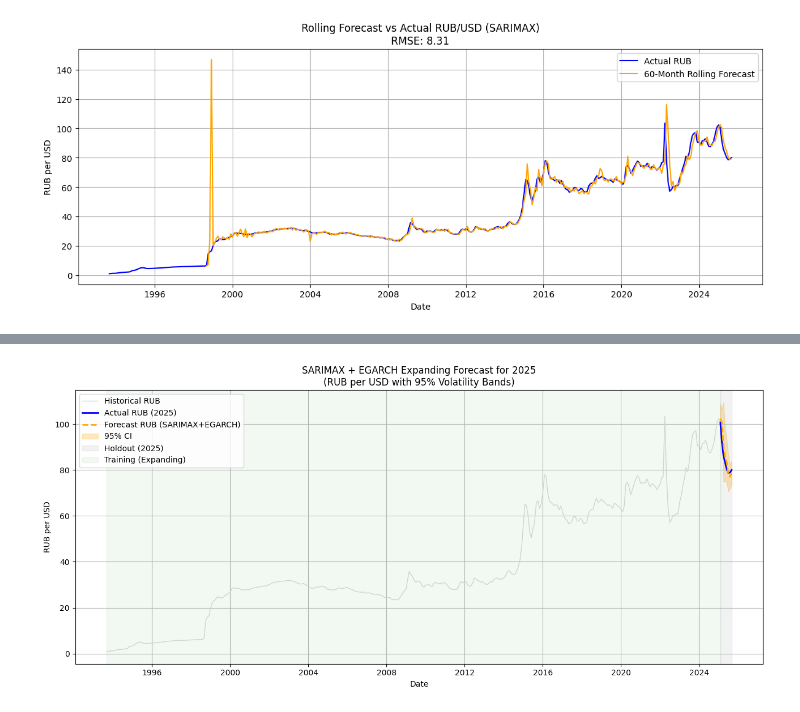
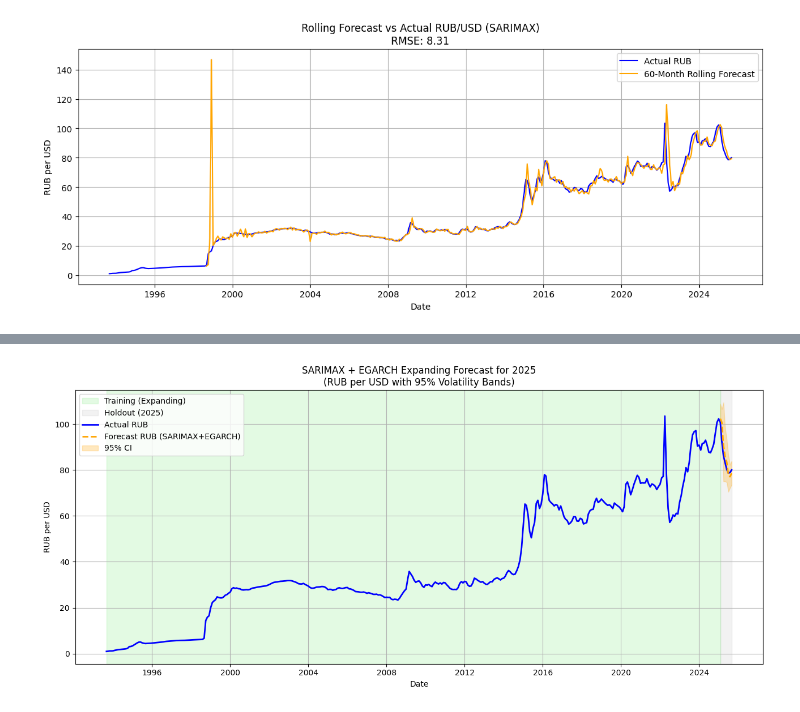
Before and after one commit to ZlataSparrow/Ruble_Volatility_Prediction, a Jupyter notebook: notebook/04_Time_Series_GARCH_Modeling.ipynb, the cells around one changed output, grey strips where cells are left out. Drawn from its saved outputs; the diff is of its cells as text; code cells hidden in the pictures.

```diff
--- a/notebook/04_Time_Series_GARCH_Modeling.ipynb
+++ b/notebook/04_Time_Series_GARCH_Modeling.ipynb
@@ -564,10 +478,4 @@ plt.show()
 # %%
-import numpy as np
-import pandas as pd
-import matplotlib.pyplot as plt
-from statsmodels.tsa.statespace.sarimax import SARIMAX
-from arch import arch_model
-from sklearn.metrics import mean_squared_error
 
 # === Step 1: Data Preparation ===
 target = 'RUB'
@@ -611,39 +519,38 @@ for date in holdout_dates:
     # convert to level + CI
     pred = np.exp(pred_log)
     upper = np.exp(pred_log + 1.96 * vol_pred)
     lower = np.exp(pred_log - 1.96 * vol_pred)
 
     preds.append(pred)
     actuals.append(y_test)
     upper_ci.append(upper)
     lower_ci.append(lower)
 
 # === Step 3: Plot results ===
 forecast_index = holdout_dates[:len(preds)]
 history_index = log_y_full.index
 
 plt.figure(figsize=(13, 6))
 
-# Full actuals
-plt.plot(history_index, np.exp(log_y_full), color='lightgray', label='Historical RUB', linewidth=1)
+# Highlight training region (light green) for all training periods
+plt.axvspan(history_index[0], forecast_index[0], color='lightgreen', alpha=0.25, label='Training (Expanding)')
 
-# Actual 2025
-plt.plot(forecast_index, actuals, label='Actual RUB (2025)', color='blue', linewidth=2)
+# Highlight holdout region (gray)
+plt.axvspan(forecast_index[0], forecast_index[-1], color='gray', alpha=0.1, label='Holdout (2025)')
+
+# Full actuals (historical, including 2025)
+plt.plot(history_index, np.exp(log_y_full), color='blue', label='Actual RUB', linewidth=2)
 
 # Forecast
 plt.plot(forecast_index, preds, label='Forecast RUB (SARIMAX+EGARCH)', color='orange', linestyle='--', linewidth=2)
 plt.fill_between(forecast_index, lower_ci, upper_ci, color='orange', alpha=0.25, label='95% CI')
-
-# Highlighted region
-plt.axvspan(forecast_index[0], forecast_index[-1], color='gray', alpha=0.1, label='Holdout (2025)')
-plt.axvspan(history_index[0], forecast_index[0], color='green', alpha=0.05, label='Training (Expanding)')
 
 plt.title('SARIMAX + EGARCH Expanding Forecast for 2025\n(RUB per USD with 95% Volatility Bands)')
 plt.xlabel('Date')
 plt.ylabel('RUB per USD')
 plt.legend()
 plt.grid(True)
 plt.tight_layout()
 plt.show()
 # %% [output]
-[figure, old version]
+[figure, new version]
```
Also changed, not shown: parts of 4 cells of this notebook, 1 other file.
